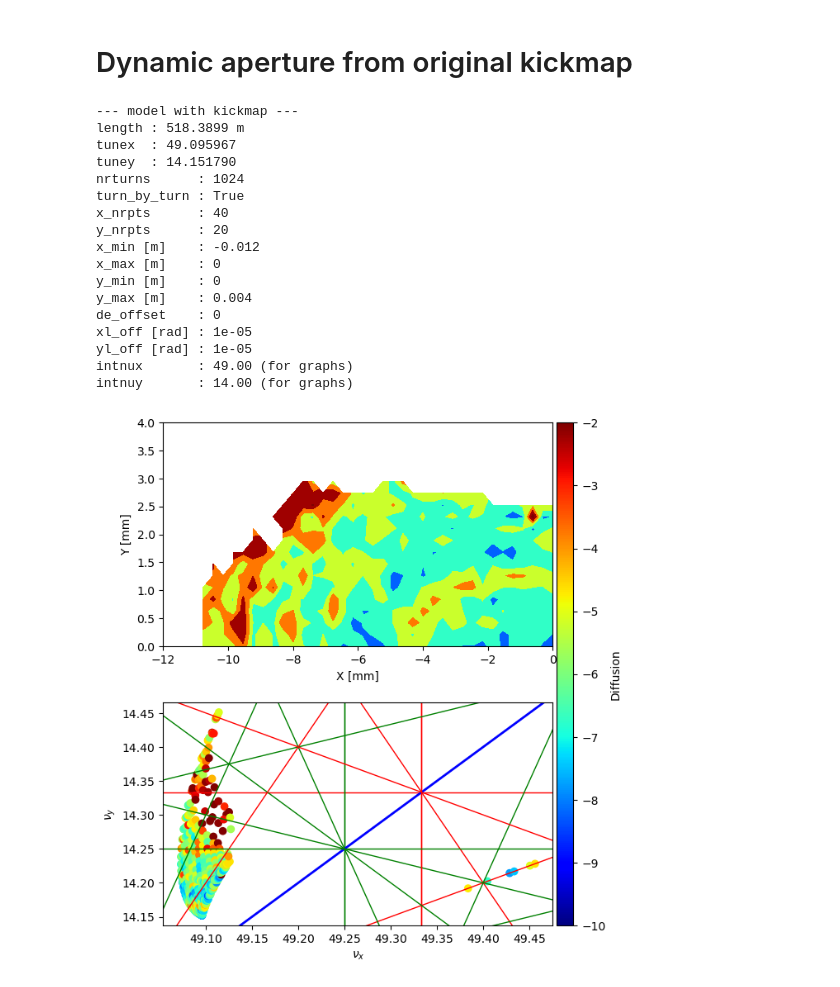
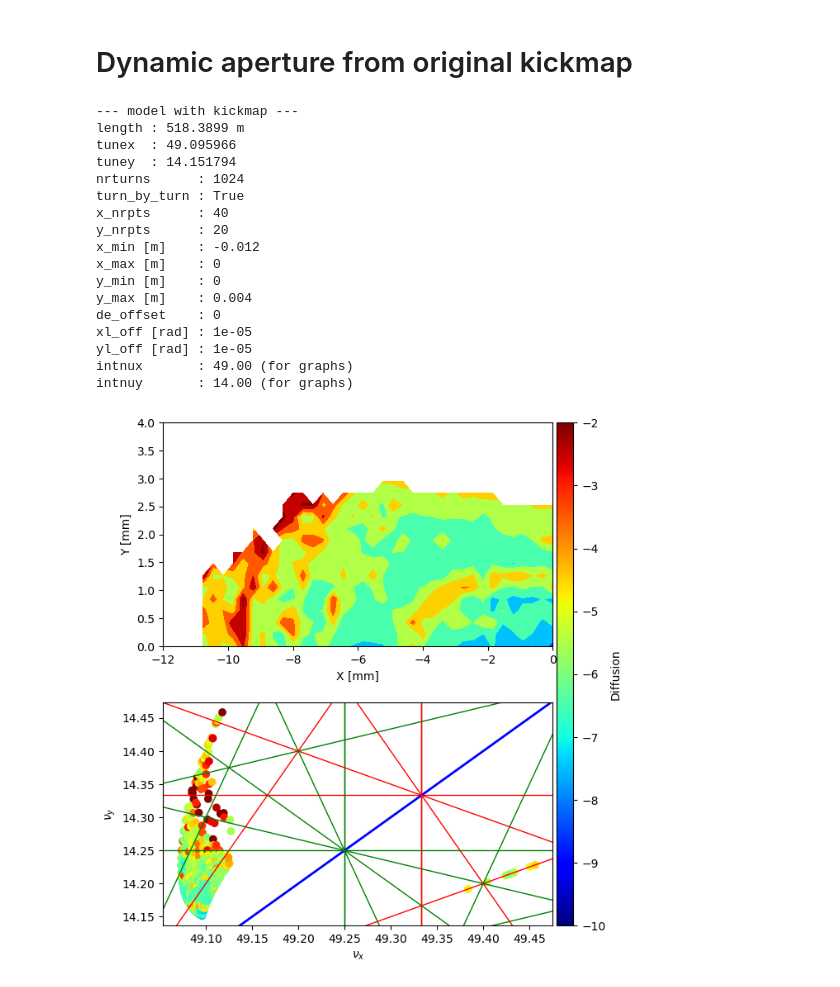
Before and after one commit to lnls-fac/idanalysis-old, a Jupyter notebook: scripts/ivu/dynapt.ipynb, the cells around one changed output. Cells and saved outputs as stored; diff of their text form; code cells hidden in the pictures.

Commit message:
update scripts and dynapt

```diff
--- a/scripts/ivu/dynapt.ipynb
+++ b/scripts/ivu/dynapt.ipynb
@@ -122,10 +122,10 @@ def analysis_dynapt_mp(width, corr=None, i=0):
 
     fig2.savefig('./results/width_63/dynapt-multipoles-gap200.png', dpi=300, format='png')
 # %%
-def analysis_dynapt_map(width, corr=None):
+def analysis_dynapt_map(width, shift, corr=None):
 
     rescale_kicks = 15.3846
-    shift_kicks = [-1*1e-6*64.92, 0]
+    shift_kicks = [1e-6*shift, 0]
     model0, model1, *_ = create_models(width, rescale_kicks, shift_kicks)
 
 
@@ -170,5 +170,5 @@ def analysis_dynapt_map(width, corr=None):
     fig2, *ax = dynapxy.make_figure_diffusion(orders=(1, 2, 3, 4))
     fig2.show()
 
-
-    fig2.savefig('./results/width_43/dynapt-kickmap-gap042.png', dpi=300, format='png')
+    fig_path = './results/width_{}/dynapt-kickmap-gap20p0.png'.format(width)
+    fig2.savefig(fig_path, dpi=300, format='png')
@@ -195,24 +175,28 @@ intnuy       : 14.00 (for graphs)
 # %% [markdown]
 # Dynamic aperture from original kickmap
-# %%
-width = 58
-analysis_dynapt_map(width, corr='True')
-# %% [output]
---- model with kickmap ---
-length : 518.3899 m
-tunex  : 49.095967
-tuney  : 14.151790
-nrturns      : 1024
-turn_by_turn : True
-x_nrpts      : 40
-y_nrpts      : 20
-x_min [m]    : -0.012
-x_max [m]    : 0
-y_min [m]    : 0
-y_max [m]    : 0.004
-de_offset    : 0
-xl_off [rad] : 1e-05
-yl_off [rad] : 1e-05
-intnux       : 49.00 (for graphs)
-intnuy       : 14.00 (for graphs)
-[figure, removed]
+# %%
+width = 68
+widths = [58, 53, 48, 43, 63]
+pxf = [-7.698, -13.797, -31.691, 16.483, 6.277]
+for width, shift in zip(widths, pxf):
+    print(width)
+    analysis_dynapt_map(width, shift,  corr='True')
+# %% [output]
+--- model with kickmap ---
+length : 518.3899 m
+tunex  : 49.095966
+tuney  : 14.151794
+nrturns      : 1024
+turn_by_turn : True
+x_nrpts      : 40
+y_nrpts      : 20
+x_min [m]    : -0.012
+x_max [m]    : 0
+y_min [m]    : 0
+y_max [m]    : 0.004
+de_offset    : 0
+xl_off [rad] : 1e-05
+yl_off [rad] : 1e-05
+intnux       : 49.00 (for graphs)
+intnuy       : 14.00 (for graphs)
+[figure, added]
```
Also changed, not shown: parts of 2 cells of this notebook, 16 other files.
